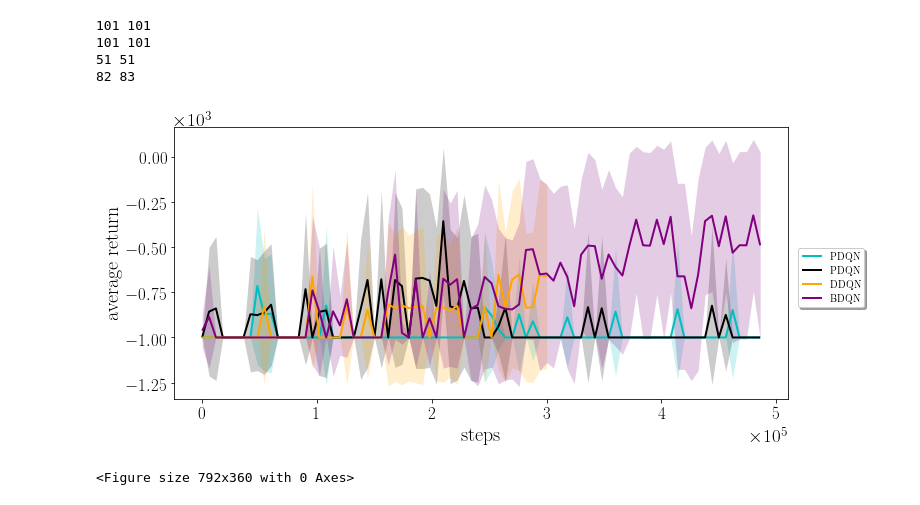
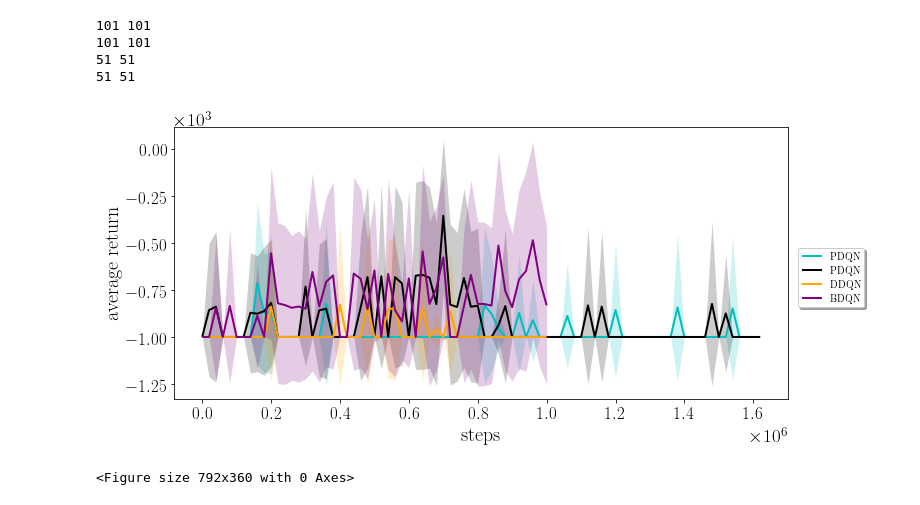
Before and after one commit to albertometelli/weightedDQN, a Jupyter notebook: dqn/atari/res_2/notebook.ipynb, the cells around one changed output. Drawn from its saved outputs; the diff is of its cells as text; code cells hidden in the pictures.

```diff
--- a/dqn/atari/res_2/notebook.ipynb
+++ b/dqn/atari/res_2/notebook.ipynb
@@ -104,7 +104,7 @@ def plot_ci(xs, ys, conf, n, xlabel=None, ylabel=None, label=None, ax=None, **kw
 # %%
 environments = ['Mountain']#'BankHeist','Asterix','Asteroids'
 algorithms = ['particle','dqn','boot']
-eval_freq = 6e3
+eval_freq = 2e4
 #policies = [['weighted'],['weighted-gaussian'],['boot','weighted'],['eps-greedy', 'boltzmann']]
 updates = [['max_mean','weighted'],[''],[''],['weighted','max_mean'],['']]
 alg_to_label={
@@ -181,33 +181,33 @@ for e,env in enumerate(environments):
                         legend_colors.append(col[i])
                         legend_markers.append(markers[i])
                     print(min_rows,max_rows)
                     cum_reward_test = np.stack(res)
                     #print(cum_reward_test)
                     indexes = [i*subsample for i in range(len(timesteps) // subsample)]
 
 
                     ax = plot_ci(timesteps[indexes],cum_reward_test[:, indexes], conf,
                                 5, xlabel='steps', ylabel='average return', label=alg_to_label[alg] ,
                                  ax=ax, linewidth=2.0, linestyle=ls[0], color=col[i])
                     #ax.set_ylim(limits[e])
 
                     i += 1
     lgd=fig.legend(loc='center right',
                           ncol=1, fancybox=True, shadow=True)#,bbox_to_anchor=(0.42, 0)
 
     fig.savefig(env+".pdf",format='pdf', bbox_inches='tight',bbox_extra_artists=(lgd,))
 
 fig = plt.figure(figsize=(11, 5))
 patches = [ mlines.Line2D([], [], color=legend_colors[i], marker=legend_markers[i],
                           label=legend_labels[i])  for i in range(len(legend_labels)) ]
 
 #lgd=fig.legend( patches, legend_labels, ncol=6,
 #           loc='center')
 #fig.savefig('atari-legend.pdf',format='pdf',bbox_extra_artists=(lgd,), bbox_inches='tight')
 # %% [output]
 101 101
 101 101
 51 51
-82 83
+51 51
-[figure, old version]
+[figure, new version]
 <Figure size 792x360 with 0 Axes>
```
Also changed, not shown: 1 other file.
